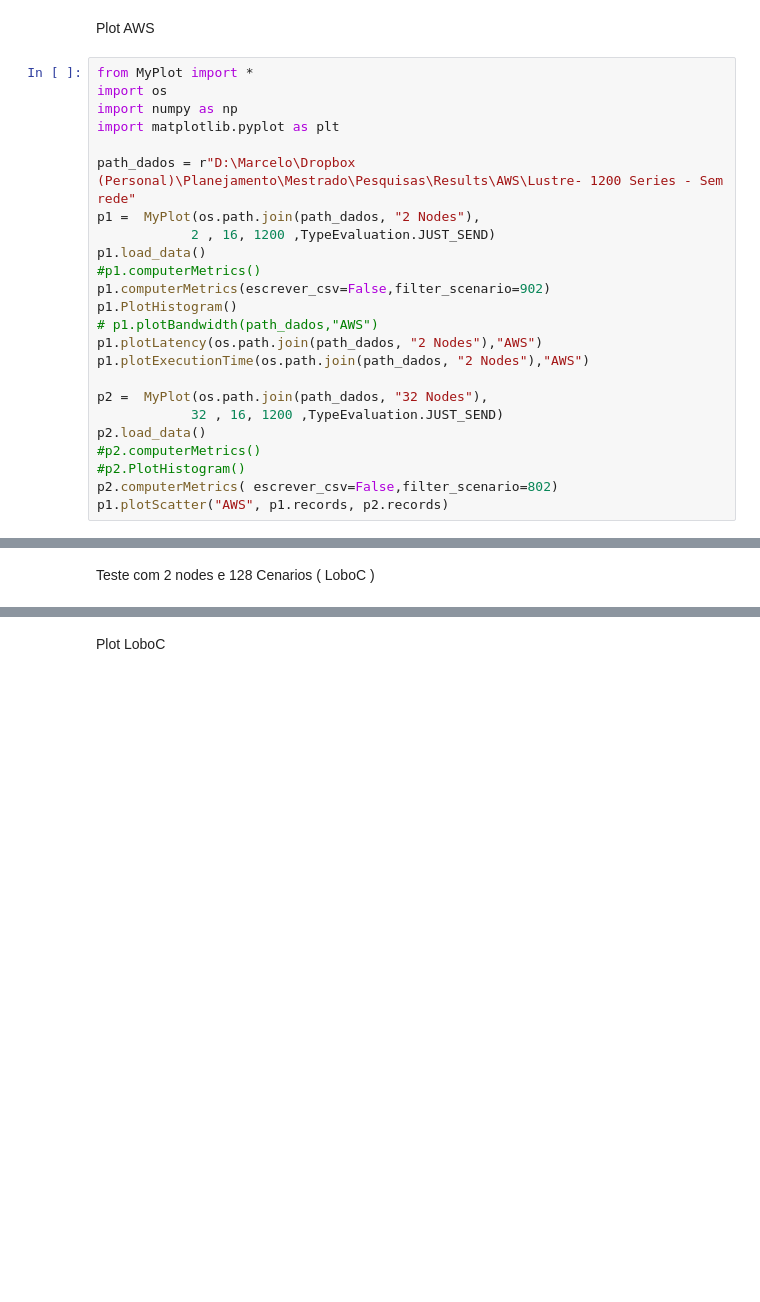
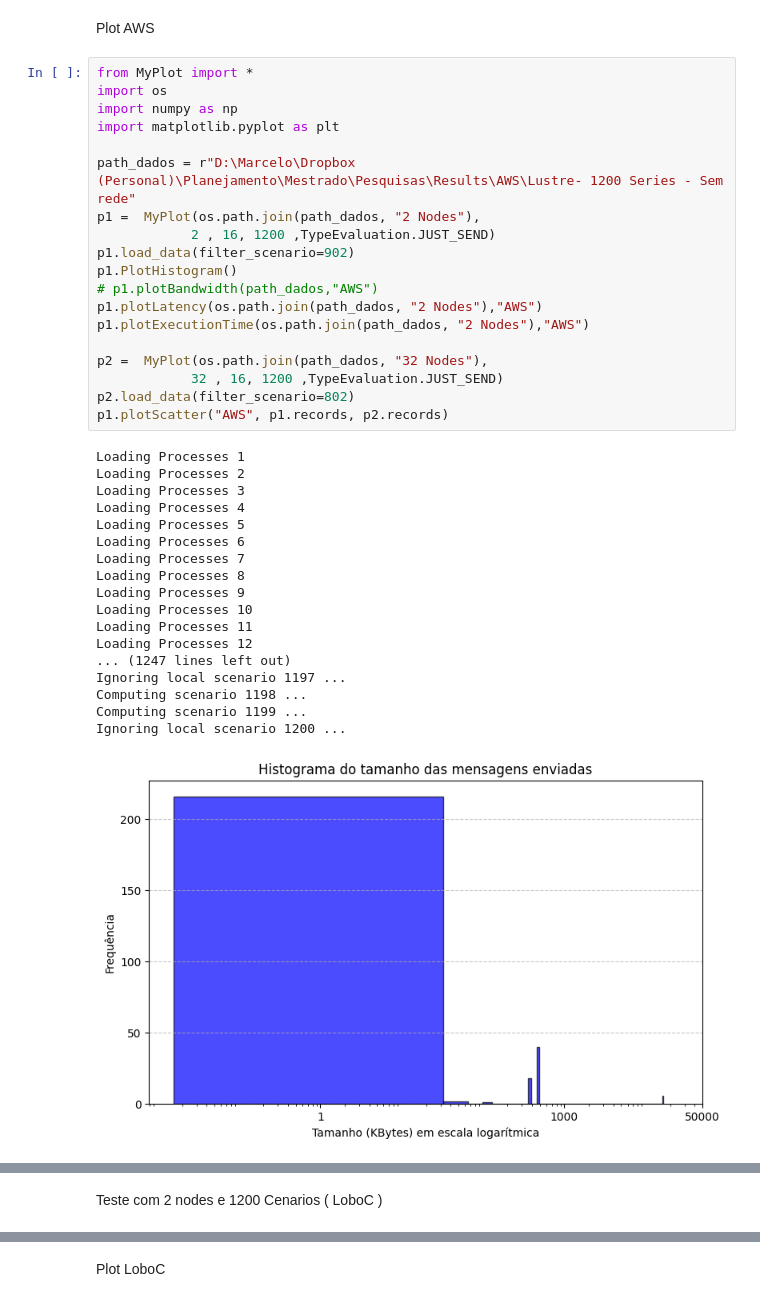
Before and after one commit to mbrcruz/PlotMPI, a Jupyter notebook: PlotResults/PlotResults.ipynb, the cells around one changed output, grey strips where cells are left out. Saved outputs shown, nothing was run; the diff lists cells and outputs as text; blank space fills up the shorter version.

```diff
--- a/PlotResults/PlotResults.ipynb
+++ b/PlotResults/PlotResults.ipynb
@@ -78,24 +60,38 @@ Plot AWS
 # %%
 from MyPlot import *
 import os
 import numpy as np
 import matplotlib.pyplot as plt
 
 path_dados = r"D:\Marcelo\Dropbox (Personal)\Planejamento\Mestrado\Pesquisas\Results\AWS\Lustre- 1200 Series - Sem rede"
 p1 =  MyPlot(os.path.join(path_dados, "2 Nodes"),
             2 , 16, 1200 ,TypeEvaluation.JUST_SEND)
-p1.load_data()
-#p1.computerMetrics()
-p1.computerMetrics(escrever_csv=False,filter_scenario=902)
+p1.load_data(filter_scenario=902)
 p1.PlotHistogram()
 # p1.plotBandwidth(path_dados,"AWS")
 p1.plotLatency(os.path.join(path_dados, "2 Nodes"),"AWS")
 p1.plotExecutionTime(os.path.join(path_dados, "2 Nodes"),"AWS")
 
 p2 =  MyPlot(os.path.join(path_dados, "32 Nodes"),
             32 , 16, 1200 ,TypeEvaluation.JUST_SEND)
-p2.load_data()
-#p2.computerMetrics()
-#p2.PlotHistogram()
-p2.computerMetrics( escrever_csv=False,filter_scenario=802)
+p2.load_data(filter_scenario=802)
 p1.plotScatter("AWS", p1.records, p2.records)
+# %% [output]
+Loading Processes 1
+Loading Processes 2
+Loading Processes 3
+Loading Processes 4
+Loading Processes 5
+Loading Processes 6
+Loading Processes 7
+Loading Processes 8
+Loading Processes 9
+Loading Processes 10
+Loading Processes 11
+Loading Processes 12
+... (1247 lines left out)
+Ignoring local scenario 1197 ...
+Computing scenario 1198 ...
+Computing scenario 1199 ...
+Ignoring local scenario 1200 ...
+[figure, added]
@@ -102,3 +118,3 @@ p1.plotScatter("AWS", p1.records, p2.records)
 # %% [markdown]
-Teste com 2 nodes e 128 Cenarios ( LoboC )
+Teste com 2 nodes e 1200 Cenarios ( LoboC )
 # %%
```
Also changed, not shown: parts of 11 cells of this notebook, 1 other file.
